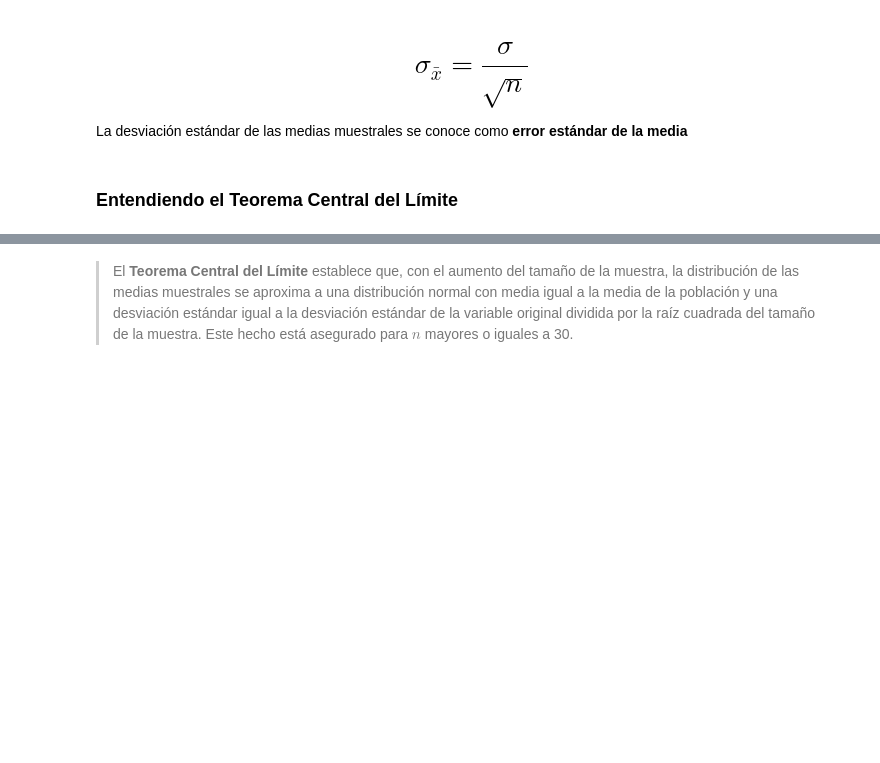
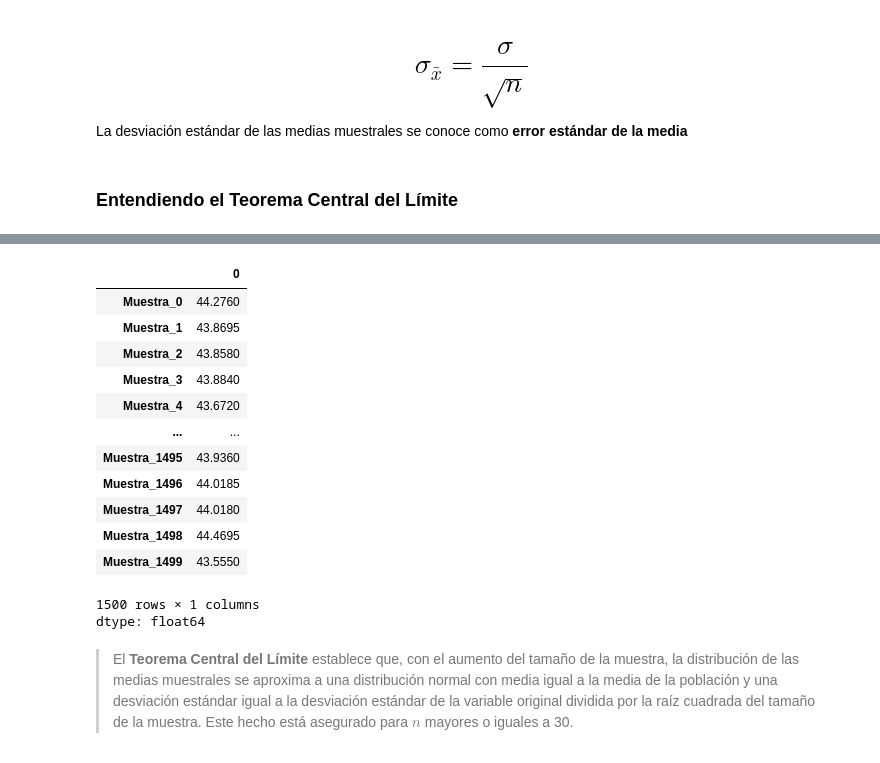
Before and after one commit to MyAppsTest/Estad-stica-con-Python-Probabilidad-y-muestreo, a Jupyter notebook: Inicial.ipynb, the cells around one changed output, grey strips where cells are left out. Saved outputs shown, nothing was run; the diff lists cells and outputs as text; code cells hidden in the pictures; blank space fills up the shorter version.

```diff
--- a/Inicial.ipynb
+++ b/Inicial.ipynb
@@ -912,2 +975,19 @@ La desviación estándar de las medias muestrales se conoce como **error estánd
+# %%
+muestras.mean()
+# %% [output]
+|  | 0 |
+| Muestra_0 | 44.2760 |
+| Muestra_1 | 43.8695 |
+| Muestra_2 | 43.8580 |
+| Muestra_3 | 43.8840 |
+| Muestra_4 | 43.6720 |
+| ... | ... |
+| Muestra_1495 | 43.9360 |
+| Muestra_1496 | 44.0185 |
+| Muestra_1497 | 44.0180 |
+| Muestra_1498 | 44.4695 |
+| Muestra_1499 | 43.5550 |
+1500 rows × 1 columns
+dtype: float64
 # %% [markdown]
 > El **Teorema Central del Límite** establece que, con el aumento del tamaño de la muestra, la distribución de las medias muestrales se aproxima a una distribución normal con media igual a la media de la población y una desviación estándar igual a la desviación estándar de la variable original dividida por la raíz cuadrada del tamaño de la muestra. Este hecho está asegurado para $n$ mayores o iguales a 30.
```
Also changed, not shown: parts of 24 cells of this notebook.
